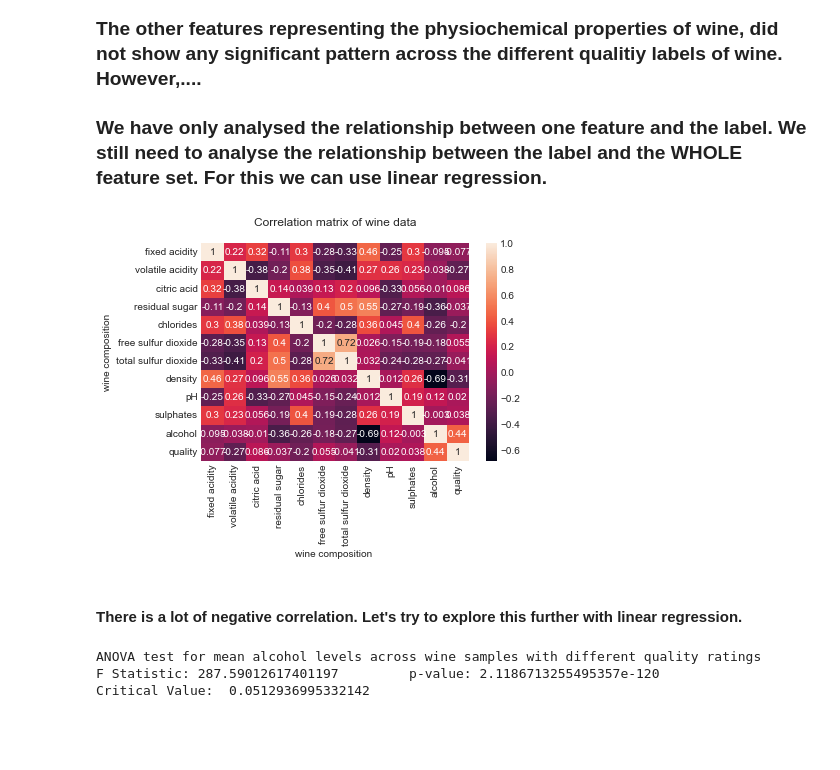
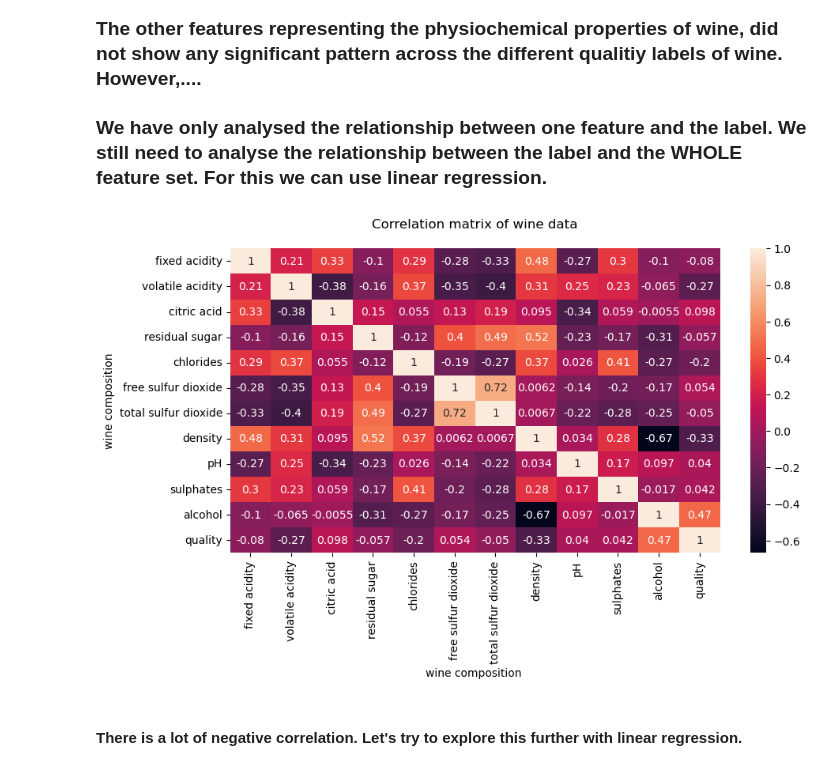
Before and after one commit to tanchaud/Wine_Data_Analysis, a Jupyter notebook: wine_wholedata_EDA.ipynb, the cells around one changed output. Saved outputs shown, nothing was run; the diff lists cells and outputs as text; code cells hidden in the pictures; blank space fills up the shorter version.

```diff
--- a/wine_wholedata_EDA.ipynb
+++ b/wine_wholedata_EDA.ipynb
@@ -16,8 +16,6 @@ import numpy as np
 import matplotlib.pyplot as plt
 import seaborn as sns
 %matplotlib inline
-
-plt.style.use('seaborn-whitegrid')
 # %%
 ### Datasets ###
 
@@ -51,11 +49,13 @@ white_wine['wine_type'] = 'white'
 # %% [markdown]
 ## Exploratory Data Analysis ##
 # %%
-## Data to Explore ##
+## Combined Data ##
 
 wines = pd.concat([red_wine, white_wine])
+wines = wines.drop_duplicates()
 
 # re-shuffle records just to randomize data points
 wines = wines.sample(frac=1, random_state=42).reset_index(drop=True)
 
-#wines.tail()
+wines.tail()
+print(wines.shape)
@@ -69,22 +73,22 @@ Text(0.5, 1.0, 'Wines')
 # %%
 
-## Explore the following:
-# 1. Does a feature differ across the quality labels? (show boxplots)
-# 2. Show relationship between a feature and a quality label (scatter plots)
+# Explore the following:
+## 1. Does a feature differ across different groups? (show boxplots)
+## 2. Show relationship between tro features of interest, that caught your eye during univariate analysis (scatter plots)
 
 # 1.
 features = wines.select_dtypes(include=['float64']).columns
 
 for feature in features:
 
-        sns.boxplot(x=wines['quality_label'],y=wines[feature])
+        fig = plt.figure()
 
-        #sns.barplot(ax=axs[1],x=wines['quality_label'], y=wines[feature])
+        # Seaborn Aesthetics Settings
+        sns.set_theme()
+        sns.set_context()
 
-
-        #sns.scatterplot(ax=axs[2],x=wines['quality_label'], y = wines[feature],hue=wines['quality_label'])
+        fig.set_size_inches(10,7)
+        sns.set(font_scale = 1.5)
+        sns.boxplot(x=wines['wine_type'],y=wines[feature])
 
         plt.show()
-
-
-# 2.
@@ -105,11 +111,24 @@ for feature in features:
 
 ### We have only analysed the relationship between one feature and the label. We still need to analyse the relationship between the label and the WHOLE feature set. For this we can use linear regression.
 # %%
+import matplotlib
+matplotlib.style.use('default')
+
+fig = plt.figure()
+fig.set_size_inches(10,5)
 hm = sns.heatmap(wines.corr(), annot = True)
 hm.set(xlabel='wine composition ', ylabel='wine composition', title = "Correlation matrix of wine data\n")
 plt.show()
+
+# # High correlations
+# wines_corrmat = wines.corr()
+# #wines_corrmat = abs(wines_corrmat)
+# corr_with_quality = wines_corrmat['quality']
+# corr_with_quality.sort_values(ascending=True)
+
+# High correlaitons with target variable (quality), but not highly correlated with each other
 # %% [output]
-[figure, old version]
+[figure, new version]
 # %% [markdown]
 #### There is a lot of negative correlation. Let's try to explore this further with linear regression.
 # %%
@@ -139,17 +163,27 @@ plt.show()
 from scipy import stats
 import scipy.stats
 
-F, p = stats.f_oneway(wines[wines['quality_label'] == 'low']['density'],
-wines[wines['quality_label'] == 'medium']['density'],
-wines[wines['quality_label'] == 'high']['density'])
-print('ANOVA test for mean alcohol levels across wine samples with different quality ratings')
-print('F Statistic:', F, '\tp-value:', p)
+features = wines.select_dtypes(include=['float64']).columns
 
-## How to interpret results to determine if the results are statistically significant?
-# Compute F critical value and compare it with the F statistic.
+for feature in features:
 
-print('Critical Value: ', scipy.stats.f.ppf(q=0.05,dfn=2,dfd=6494))
+    # F and p values
+    f_value, p_value = stats.f_oneway(wines[wines['quality_label'] == 'low'][feature],
+    wines[wines['quality_label'] == 'medium'][feature],
+    wines[wines['quality_label'] == 'high'][feature])
+    #print('ANOVA test for mean alcohol levels across wine samples with different quality ratings')
+    print(feature,' F Statistic:', f_value, '\tp-value:', p_value)
+
+    # anova table as output
+    import statsmodels.api as sm
+    from statsmodels.formula.api import ols
+
+    # Ordinary Least Squares (OLS) model
+    X = wines.iloc[:,:12]
+    y = wines['quality_label']
+    X = sm.add_constant(X)
+    model = ols(y,X).fit()
+    anova_table = sm.stats.anova_lm(model, typ=1)
+    anova_table
+
+#print('Critical Value: ', scipy.stats.f.ppf(q=0.05,dfn=2,dfd=6494))
-# %% [output]
-ANOVA test for mean alcohol levels across wine samples with different quality ratings
-F Statistic: 287.59012617401197         p-value: 2.1186713255495357e-120
-Critical Value:  0.0512936995332142
```
Also changed, not shown: parts of 10 cells of this notebook, 3 other files.
